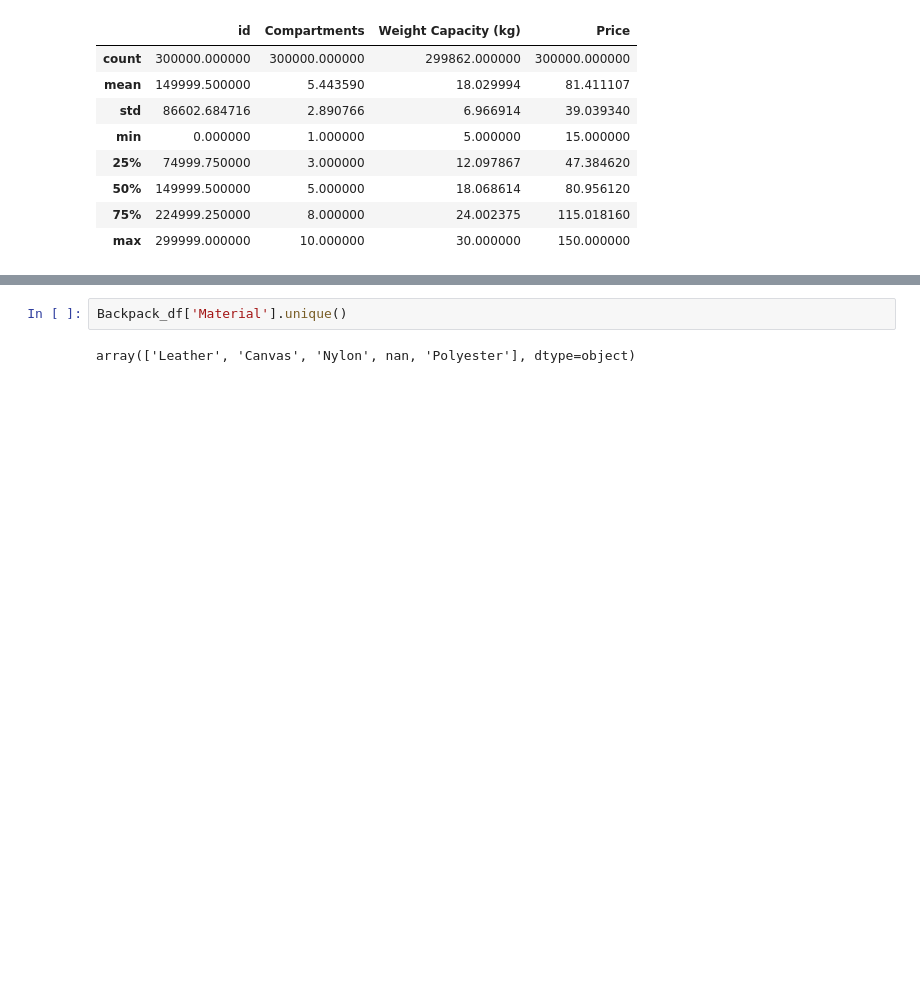
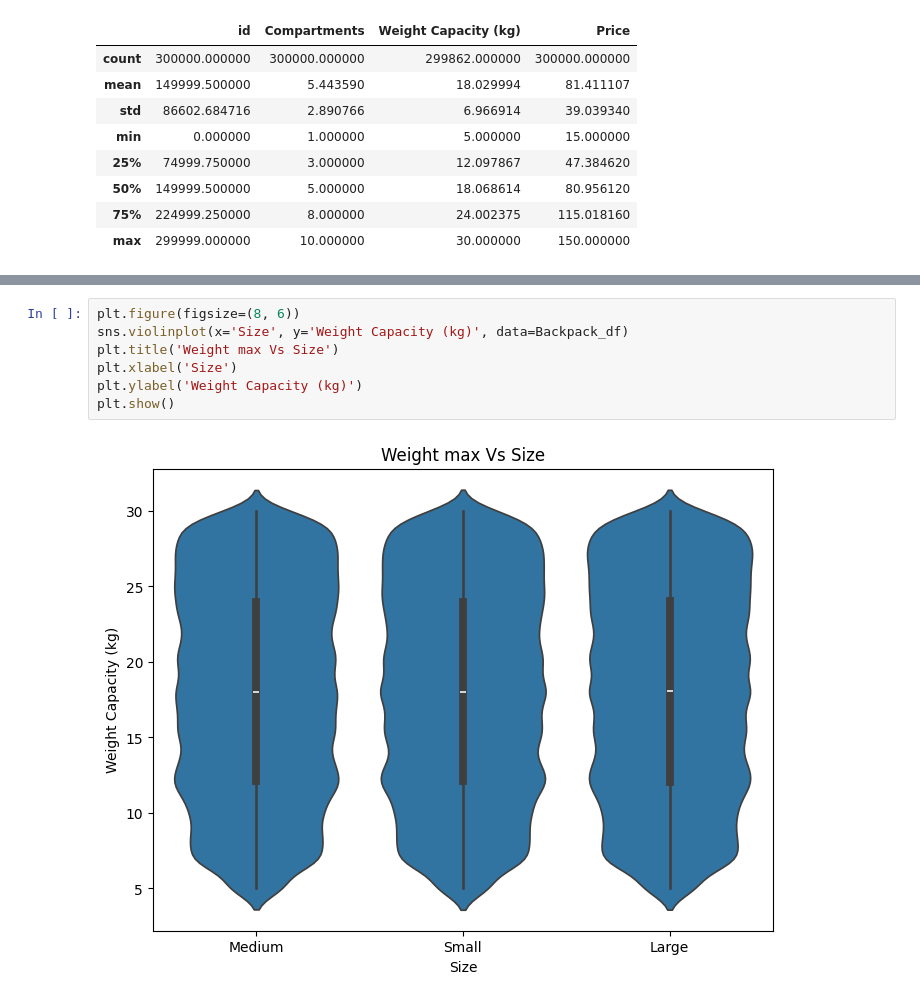
Before and after one commit to Juan-LobosMartin/Backpack_Prediction, a Jupyter notebook: Prevision_1.ipynb, the cells around one changed output, grey strips where cells are left out. Cells and saved outputs as stored; diff of their text form; blank space fills up the shorter version.

```diff
--- a/Prevision_1.ipynb
+++ b/Prevision_1.ipynb
@@ -83,4 +99,9 @@ Backpack_df[Backpack_df['Brand']==0]
-# %%
-Backpack_df['Material'].unique()
-# %% [output]
-array(['Leather', 'Canvas', 'Nylon', nan, 'Polyester'], dtype=object)
+# %%
+plt.figure(figsize=(8, 6))
+sns.violinplot(x='Size', y='Weight Capacity (kg)', data=Backpack_df)
+plt.title('Weight max Vs Size')
+plt.xlabel('Size')
+plt.ylabel('Weight Capacity (kg)')
+plt.show()
+# %% [output]
+[figure, added]
```
Also changed, not shown: parts of 10 cells of this notebook, 7 other files.
